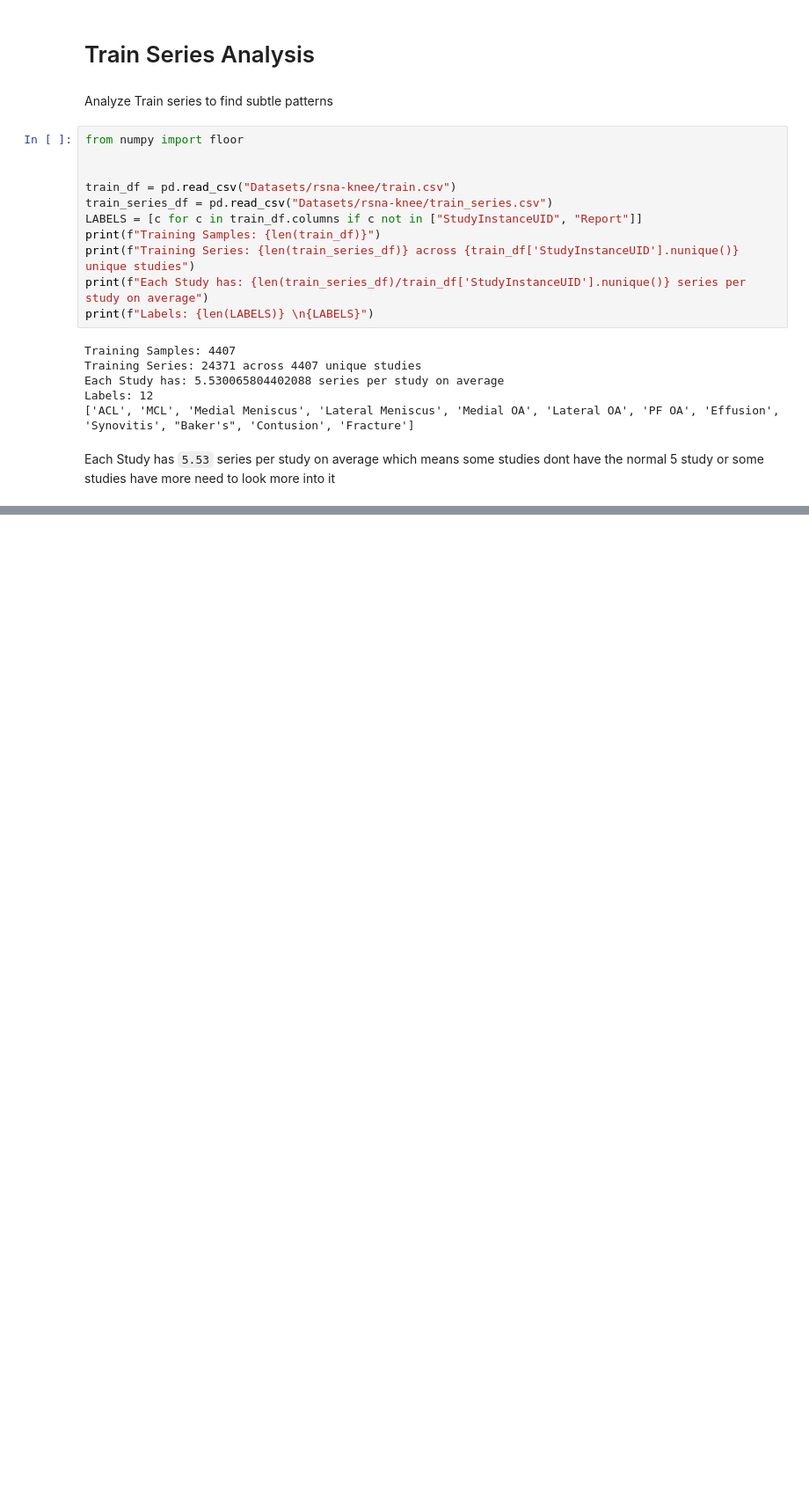
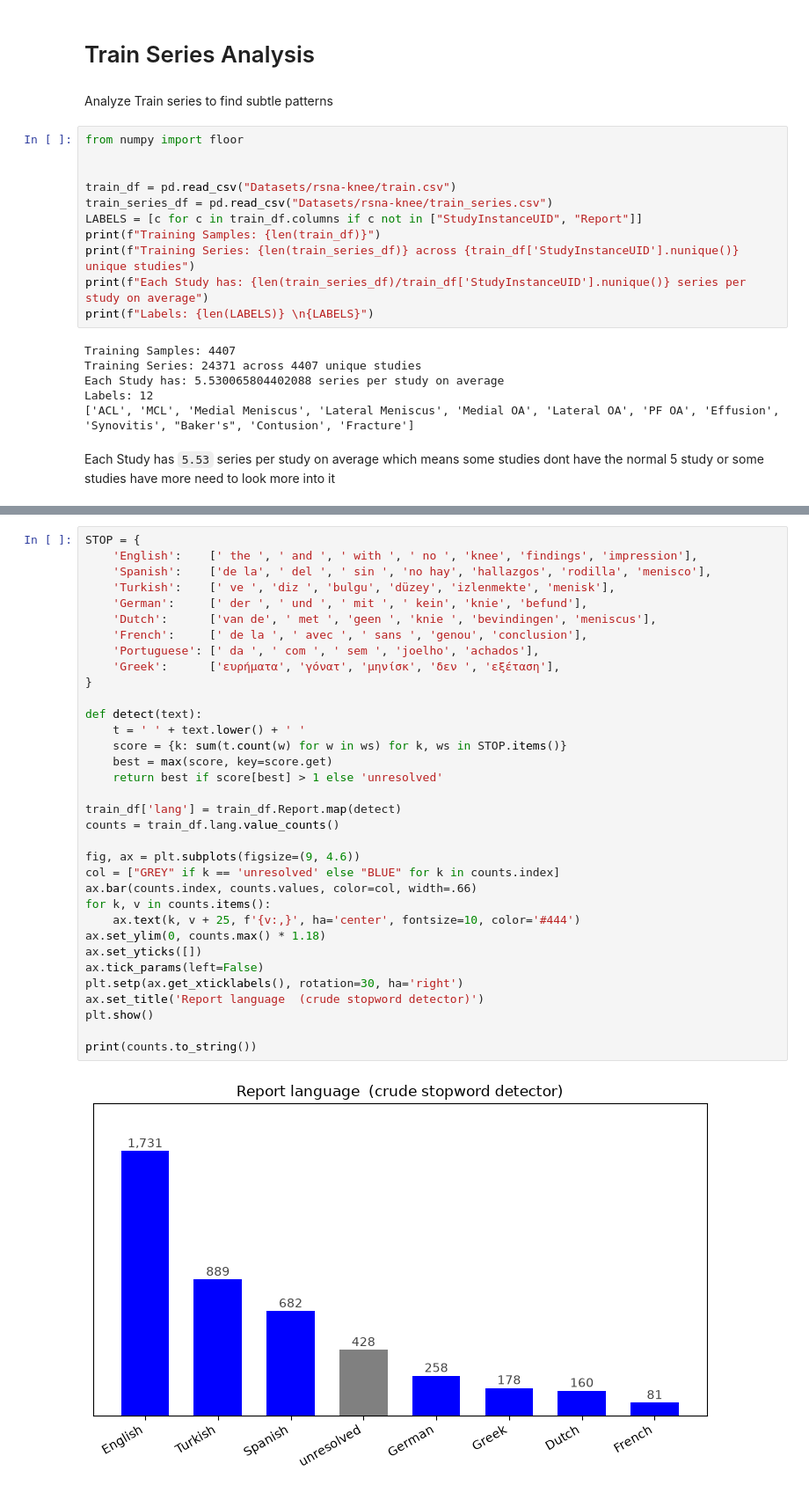
Before and after one commit to Rijan-Ja-Bhattarai/Knee-Abnormality, a Jupyter notebook: EDA.ipynb, the cells around one changed output, grey strips where cells are left out. Shown at 88% size. Drawn from its saved outputs; the diff is of its cells as text; blank space fills up the shorter version.

```diff
--- a/EDA.ipynb
+++ b/EDA.ipynb
@@ -64,0 +91,36 @@ Studies with more than 6 slices: 734
+# %%
+STOP = {
+    'English':    [' the ', ' and ', ' with ', ' no ', 'knee', 'findings', 'impression'],
+    'Spanish':    ['de la', ' del ', ' sin ', 'no hay', 'hallazgos', 'rodilla', 'menisco'],
+    'Turkish':    [' ve ', 'diz ', 'bulgu', 'düzey', 'izlenmekte', 'menisk'],
+    'German':     [' der ', ' und ', ' mit ', ' kein', 'knie', 'befund'],
+    'Dutch':      ['van de', ' met ', 'geen ', 'knie ', 'bevindingen', 'meniscus'],
+    'French':     [' de la ', ' avec ', ' sans ', 'genou', 'conclusion'],
+    'Portuguese': [' da ', ' com ', ' sem ', 'joelho', 'achados'],
+    'Greek':      ['ευρήματα', 'γόνατ', 'μηνίσκ', 'δεν ', 'εξέταση'],
+}
+
+def detect(text):
+    t = ' ' + text.lower() + ' '
+    score = {k: sum(t.count(w) for w in ws) for k, ws in STOP.items()}
+    best = max(score, key=score.get)
+    return best if score[best] > 1 else 'unresolved'
+
+train_df['lang'] = train_df.Report.map(detect)
+counts = train_df.lang.value_counts()
+
+fig, ax = plt.subplots(figsize=(9, 4.6))
+col = ["GREY" if k == 'unresolved' else "BLUE" for k in counts.index]
+ax.bar(counts.index, counts.values, color=col, width=.66)
+for k, v in counts.items():
+    ax.text(k, v + 25, f'{v:,}', ha='center', fontsize=10, color='#444')
+ax.set_ylim(0, counts.max() * 1.18)
+ax.set_yticks([])
+ax.tick_params(left=False)
+plt.setp(ax.get_xticklabels(), rotation=30, ha='right')
+ax.set_title('Report language  (crude stopword detector)')
+plt.show()
+
+print(counts.to_string())
+# %% [output]
+[figure, added]
```
Also changed, not shown: parts of 9 cells of this notebook.
